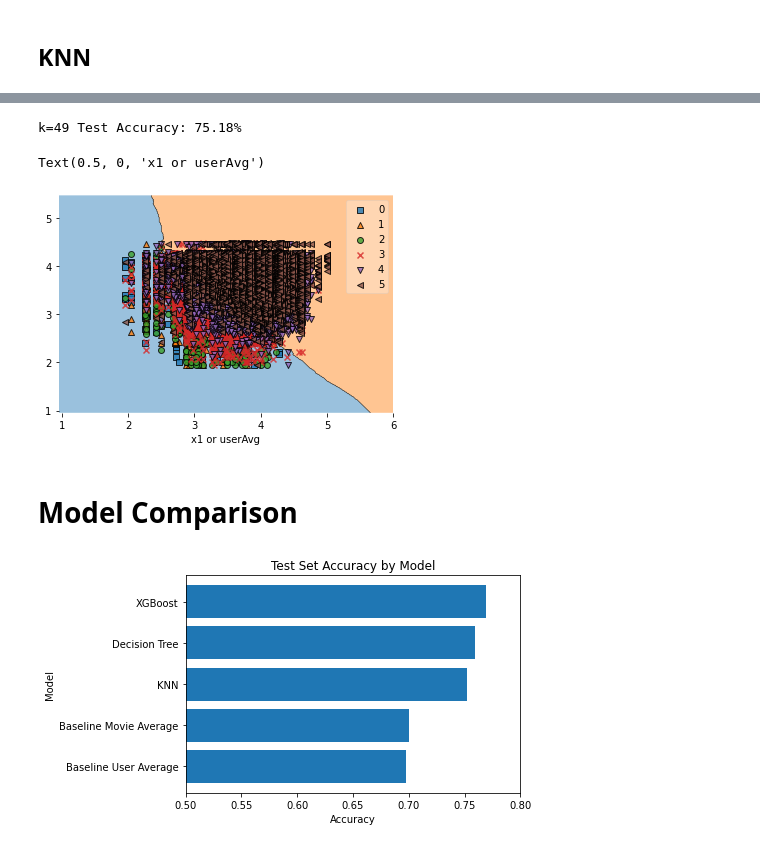
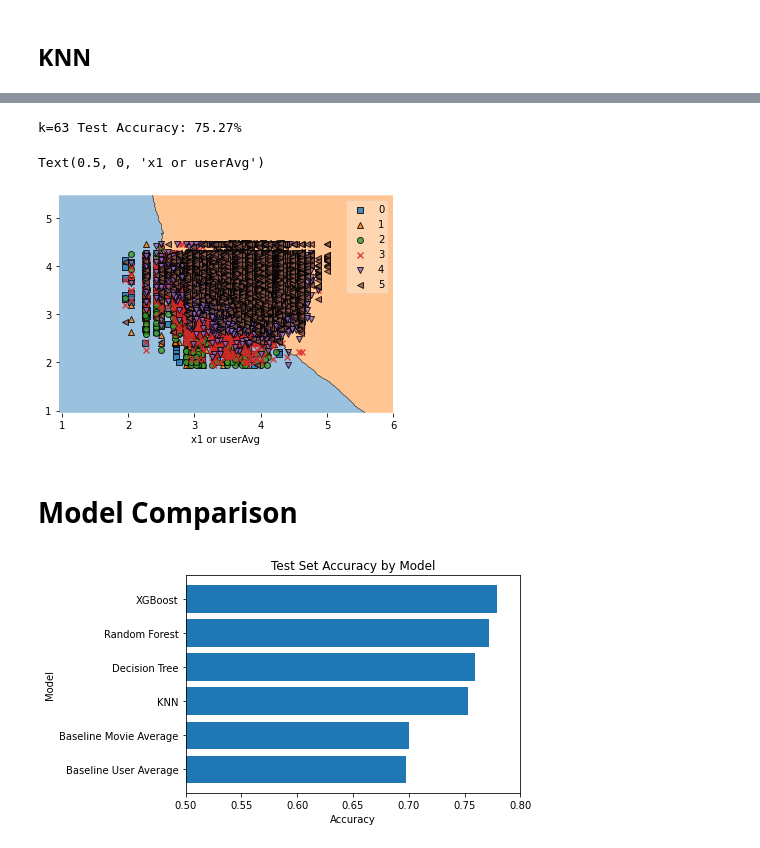
Before and after one commit to speters217/Movie_Recommendation, a Jupyter notebook: project.ipynb, the cells around one changed output, grey strips where cells are left out. Cells and saved outputs as stored; diff of their text form; code cells hidden in the pictures.

Commit message:
Added Random Forest. Tuned all models

```diff
--- a/project.ipynb
+++ b/project.ipynb
@@ -1221,7 +1322,7 @@ y_val = copy.deepcopy(validation_removed['rating'])
 y_val = np.ravel(y_val)
 y_val = pd.cut(y_val, bins=[0,3,5], labels=[0,1]) # convert continuous to categorical
 
-clf = XGBClassifier(eval_metric = 'logloss', eta=0.1, max_depth=5, min_child_weight = 4, n_estimators = 200, subsample = 0.70, n_jobs=-1, random_state=1, use_label_encoder = False)
+clf = XGBClassifier(gamma = 5, reg_lambda = 0, eval_metric = 'logloss', eta=0.07, max_depth=5, min_child_weight = 4, n_estimators = 216, subsample = 0.70, n_jobs=-1, random_state=1, use_label_encoder = False)
 clf.fit(x_train, y_train)
 
 ratings_pred = clf.predict(x_val)
@@ -1273,3 +1352,23 @@ Test Accuracy: 76.91%
     - Thus when the movie was watched also affects the rate
 
 - genres in the other hand doesn't significantly affect the rate
+# %%
+# Fit best model on whole dataset and predict test data
+x_train = copy.deepcopy(training_test[use_cols].to_numpy())
+
+y_train = copy.deepcopy(training_test[['rating']])
+y_train = np.ravel(y_train)
+y_train = pd.cut(y_train, bins=[0,3,5], labels=[0,1])
+
+x_test = copy.deepcopy(test_removed[use_cols].to_numpy())
+y_test = copy.deepcopy(test_removed['rating'])
+
+y_test = np.ravel(y_test)
+y_test = pd.cut(y_test, bins=[0,3,5], labels=[0,1]) # convert continuous to categorical
+
+clf = XGBClassifier(gamma = 5, reg_lambda = 0, eval_metric = 'logloss', eta = 0.07, max_depth = 5, min_child_weight = 4, n_estimators = 216, subsample = 0.70, n_jobs=-1, random_state=1, use_label_encoder = False)
+clf.fit(x_train, y_train)
+
+ratings_pred = clf.predict(x_test)
+xgb_test_accuracy = accuracy_score(y_test, ratings_pred)
+print('Test Accuracy: %.2f%%' % (xgb_test_accuracy*100))
@@ -1335,13 +1436,14 @@ y_val = pd.cut(y_val, bins=[0,3,5], labels=[0,1]) # convert continuous to catego
 # Find the best KNN model on the validation data for Ks 1 - 50
 best_k = 0
 highest_accuracy = 0
-for k in range(1,51):
-    knn = KNeighborsClassifier(n_neighbors=k)
+accuracies = list()
+for k in tqdm(range(1,101)):
+    knn = KNeighborsClassifier(n_neighbors=k, n_jobs=-1)
     knn.fit(x_train, y_train)
 
     ratings_pred = knn.predict(x_val)
     accuracy = accuracy_score(y_val, ratings_pred)
-    print('k='+str(k)+' Validation Accuracy: %.2f%%' % (accuracy*100))
+    accuracies.append(accuracy)
     if (accuracy > highest_accuracy):
         highest_accuracy = accuracy
         best_k = k
@@ -1385,7 +1482,7 @@ ratings_pred = knn.predict(x_test)
 knn_test_accuracy = accuracy_score(y_test, ratings_pred)
 print('k='+str(best_k)+' Test Accuracy: %.2f%%' % (knn_test_accuracy*100))
 # %% [output]
-k=49 Test Accuracy: 75.18%
+k=63 Test Accuracy: 75.27%
 # %%
 from mlxtend.plotting import plot_decision_regions
 y_t= training_test[['rating']].values.flatten()
@@ -1396,23 +1493,24 @@ plt.xlabel('x1 or userAvg')
 # plot_decision_regions(x_train,y_train, best_knn)
 # %% [output]
 Text(0.5, 0, 'x1 or userAvg')
-[figure, old version]
+[figure, new version]
 # %% [markdown]
 # Model Comparison
 # %%
-x = ["Baseline User Average", "Baseline Movie Average", "XGBoost", "Decision Tree", "KNN"]
-y = [baseline_avg_user_accuracy, baseline_avg_movie_accuracy, xgb_test_accuracy, tree_test_accuracy, knn_test_accuracy]
+x = ["Baseline User Average", "Baseline Movie Average", "XGBoost", "Decision Tree", "KNN", "Random Forest"]
+y = [baseline_avg_user_accuracy, baseline_avg_movie_accuracy, xgb_test_accuracy, tree_test_accuracy, knn_test_accuracy, rf_test_accuracy]
 
 def get_key(item):
     return item[1]
 x, y = zip(*sorted(zip(x, y), reverse = False, key = get_key))
 
+plt.figure(facecolor="#FFFFFF")
 plt.xlim(0.5, 0.8)
 plt.barh(x, y)
 plt.title("Test Set Accuracy by Model")
 plt.xlabel("Accuracy")
 plt.ylabel("Model")
 plt.savefig("model_test_accuracies.jpg")
 plt.show()
 # %% [output]
-[figure, old version]
+[figure, new version]
```
Also changed, not shown: parts of 22 cells of this notebook.
